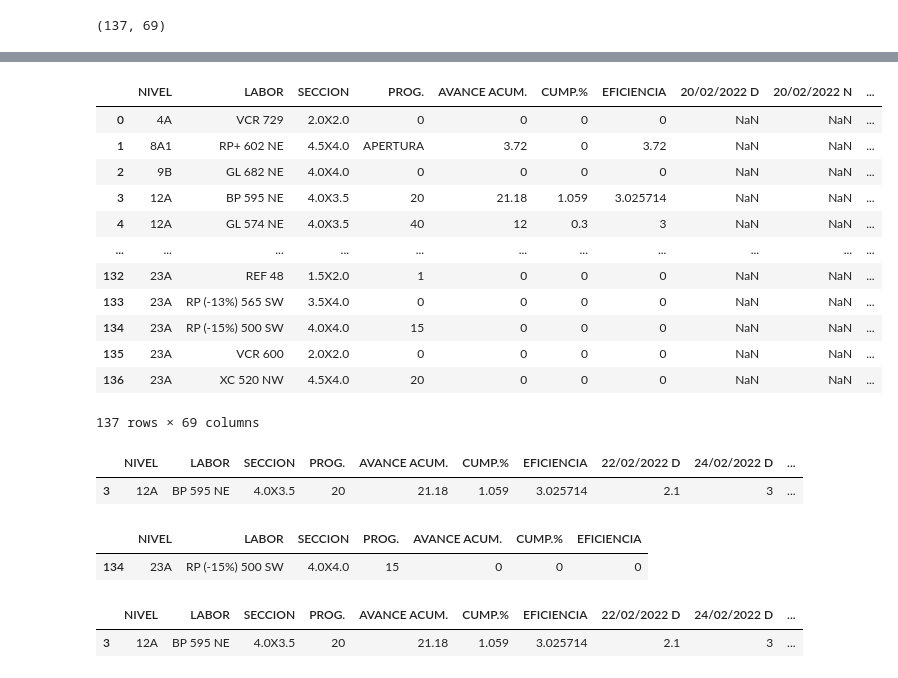
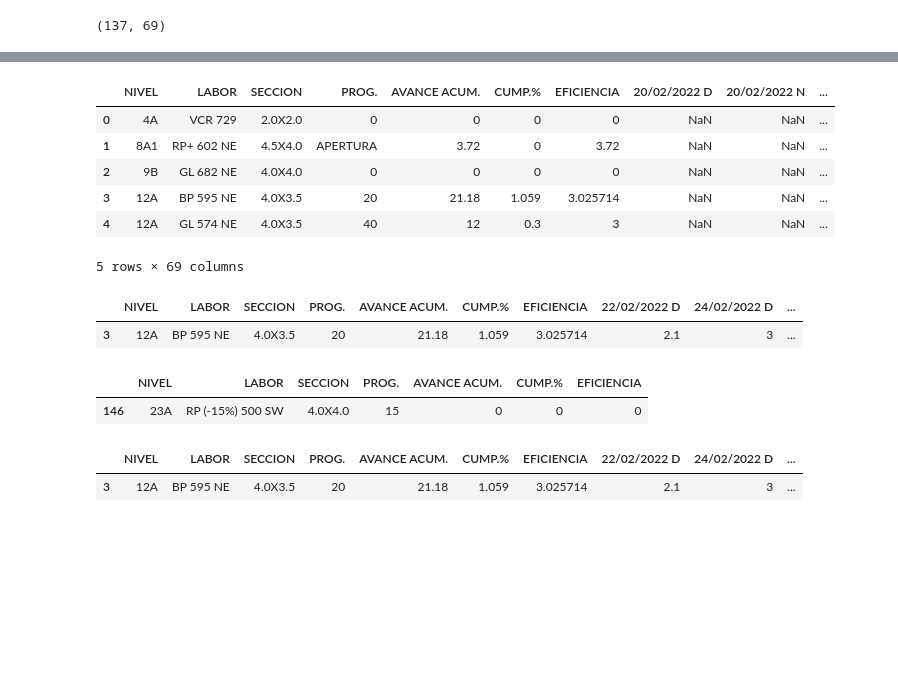
Before and after one commit to ivansaul/gmi, a Jupyter notebook: pervol/pervol.ipynb, the cells around one changed output, grey strips where cells are left out. Cells and saved outputs as stored; diff of their text form; code cells hidden in the pictures; blank space fills up the shorter version.

```diff
--- a/pervol/pervol.ipynb
+++ b/pervol/pervol.ipynb
@@ -29,6 +45,6 @@ df
 # %%
 #Row 0
-r0=[]
+r0=['']*7
 for i in df.iloc[0][7:]:
     if i is np.nan:
         #print(True)
@@ -43,12 +59,10 @@ for i in range(len(r0)):
     else:
         r0[i]=str(r0[i])
 
-r0=['']*7+r0
-
 #Row 1
 r1=df.iloc[1].tolist()
 
-#New row
+#New row (header)
 rx=[]
 for i,j in zip(r0,r1):
     #print(f'{i} {j}'.strip())
@@ -89,6 +101,7 @@ ur=[]
 for index, row in df.iterrows():
     if len(row['NIVEL'])>4:
         print(row['NIVEL'], index)
-        ur.append(index)
-df.drop(ur, inplace=True)
-df.reset_index(drop=True, inplace=True)
+        #ur.append(index)
+#df.drop(ur, inplace=True)
+#df.reset_index(drop=True, inplace=True)
+ur
@@ -95,19 +110,13 @@ df.reset_index(drop=True, inplace=True)
 # %%
-df
+df.head()
 # %% [output]
 |  | NIVEL | LABOR | SECCION | PROG. | AVANCE ACUM. | CUMP.% | EFICIENCIA | 20/02/2022 D | 20/02/2022 N | ... |
 | 0 | 4A | VCR 729 | 2.0X2.0 | 0 | 0 | 0 | 0 | NaN | NaN | ... |
 | 1 | 8A1 | RP+ 602 NE | 4.5X4.0 | APERTURA | 3.72 | 0 | 3.72 | NaN | NaN | ... |
 | 2 | 9B | GL 682 NE | 4.0X4.0 | 0 | 0 | 0 | 0 | NaN | NaN | ... |
 | 3 | 12A | BP 595 NE | 4.0X3.5 | 20 | 21.18 | 1.059 | 3.025714 | NaN | NaN | ... |
 | 4 | 12A | GL 574 NE | 4.0X3.5 | 40 | 12 | 0.3 | 3 | NaN | NaN | ... |
-| ... | ... | ... | ... | ... | ... | ... | ... | ... | ... | ... |
-| 132 | 23A | REF 48 | 1.5X2.0 | 1 | 0 | 0 | 0 | NaN | NaN | ... |
-| 133 | 23A | RP (-13%) 565 SW | 3.5X4.0 | 0 | 0 | 0 | 0 | NaN | NaN | ... |
-| 134 | 23A | RP (-15%) 500 SW | 4.0X4.0 | 15 | 0 | 0 | 0 | NaN | NaN | ... |
-| 135 | 23A | VCR 600 | 2.0X2.0 | 0 | 0 | 0 | 0 | NaN | NaN | ... |
-| 136 | 23A | XC 520 NW | 4.5X4.0 | 20 | 0 | 0 | 0 | NaN | NaN | ... |
-137 rows × 69 columns
+5 rows × 69 columns
 # %%
 df.iloc[[3]].dropna(axis='columns',how='any')
 # %% [output]
@@ -117,7 +126,7 @@ df.iloc[[3]].dropna(axis='columns',how='any')
 df.iloc[[134]].dropna(axis='columns',how='any')
 # %% [output]
 |  | NIVEL | LABOR | SECCION | PROG. | AVANCE ACUM. | CUMP.% | EFICIENCIA |
-| 134 | 23A | RP (-15%) 500 SW | 4.0X4.0 | 15 | 0 | 0 | 0 |
+| 146 | 23A | RP (-15%) 500 SW | 4.0X4.0 | 15 | 0 | 0 | 0 |
 # %%
 dfx=df.iloc[[3]].dropna(axis='columns',how='any')
 dfx
```
Also changed, not shown: parts of 9 cells of this notebook, 1 other file.
